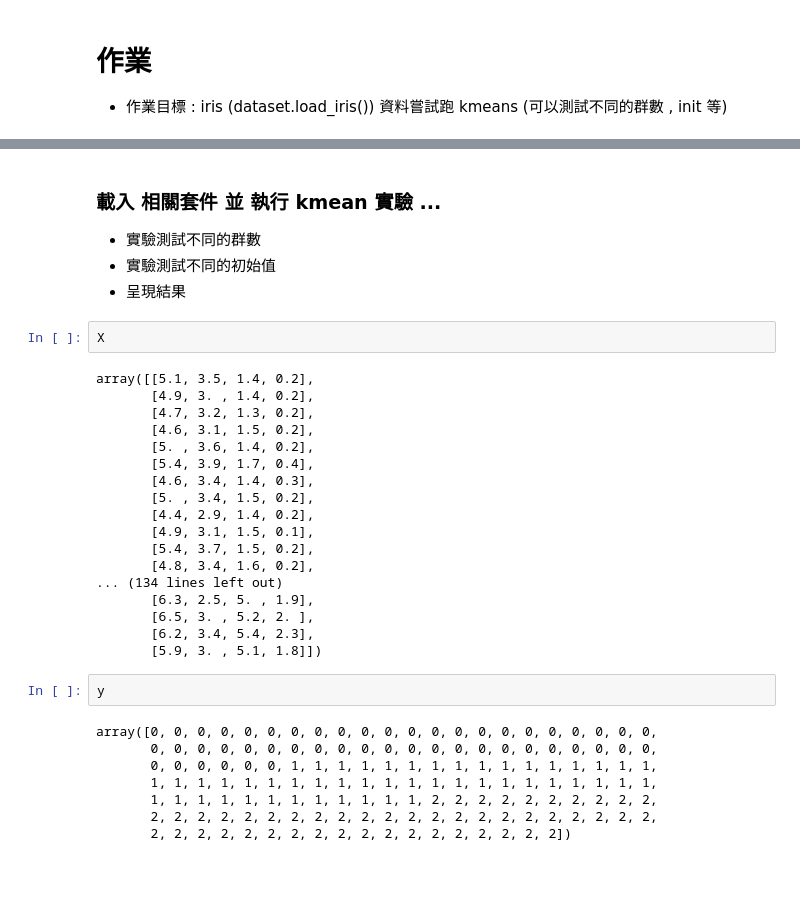
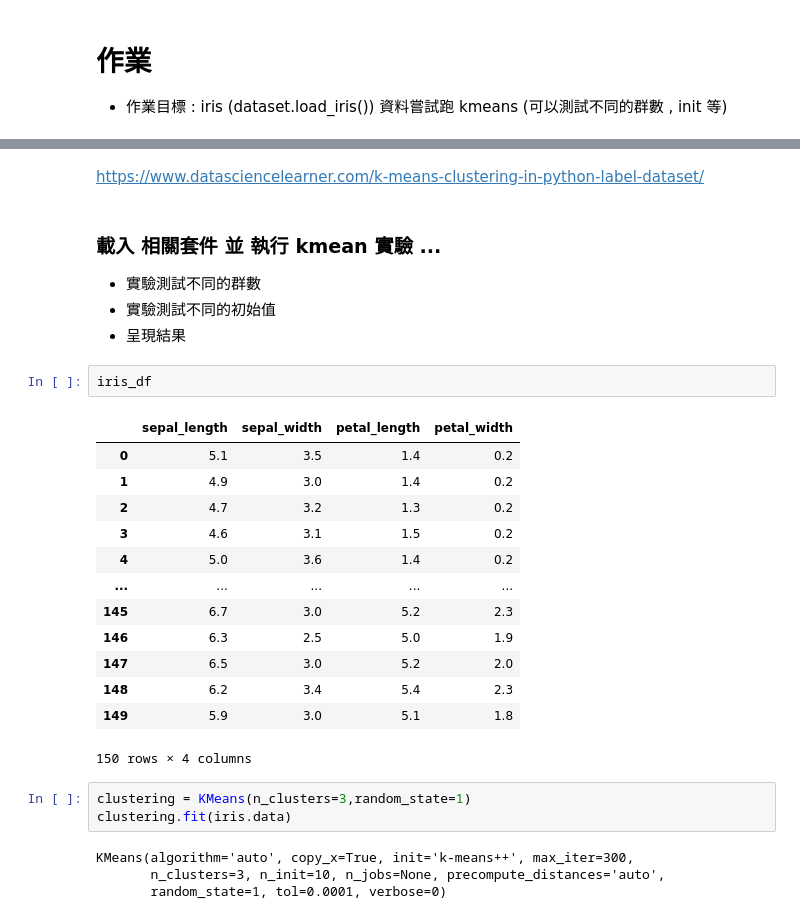
Before and after one commit to ponggung/2nd-ML100Days, a Jupyter notebook: Day_055_HW.ipynb, the cells around one changed output, grey strips where cells are left out. Saved outputs shown, nothing was run; the diff lists cells and outputs as text; blank space fills up the shorter version.

```diff
--- a/Day_055_HW.ipynb
+++ b/Day_055_HW.ipynb
@@ -11,36 +38,31 @@ y = iris.target
+# %% [markdown]
+https://www.datasciencelearner.com/k-means-clustering-in-python-label-dataset/
 # %% [markdown]
 ### 載入 相關套件 並 執行 kmean 實驗 ...
 
 - 實驗測試不同的群數
 - 實驗測試不同的初始值
 - 呈現結果
-# %%
-X
-# %% [output]
-array([[5.1, 3.5, 1.4, 0.2],
-       [4.9, 3. , 1.4, 0.2],
-       [4.7, 3.2, 1.3, 0.2],
-       [4.6, 3.1, 1.5, 0.2],
-       [5. , 3.6, 1.4, 0.2],
-       [5.4, 3.9, 1.7, 0.4],
-       [4.6, 3.4, 1.4, 0.3],
-       [5. , 3.4, 1.5, 0.2],
-       [4.4, 2.9, 1.4, 0.2],
-       [4.9, 3.1, 1.5, 0.1],
-       [5.4, 3.7, 1.5, 0.2],
-       [4.8, 3.4, 1.6, 0.2],
-... (134 lines left out)
-       [6.3, 2.5, 5. , 1.9],
-       [6.5, 3. , 5.2, 2. ],
-       [6.2, 3.4, 5.4, 2.3],
-       [5.9, 3. , 5.1, 1.8]])
-# %%
-y
-# %% [output]
-array([0, 0, 0, 0, 0, 0, 0, 0, 0, 0, 0, 0, 0, 0, 0, 0, 0, 0, 0, 0, 0, 0,
-       0, 0, 0, 0, 0, 0, 0, 0, 0, 0, 0, 0, 0, 0, 0, 0, 0, 0, 0, 0, 0, 0,
-       0, 0, 0, 0, 0, 0, 1, 1, 1, 1, 1, 1, 1, 1, 1, 1, 1, 1, 1, 1, 1, 1,
-       1, 1, 1, 1, 1, 1, 1, 1, 1, 1, 1, 1, 1, 1, 1, 1, 1, 1, 1, 1, 1, 1,
-       1, 1, 1, 1, 1, 1, 1, 1, 1, 1, 1, 1, 2, 2, 2, 2, 2, 2, 2, 2, 2, 2,
-       2, 2, 2, 2, 2, 2, 2, 2, 2, 2, 2, 2, 2, 2, 2, 2, 2, 2, 2, 2, 2, 2,
-       2, 2, 2, 2, 2, 2, 2, 2, 2, 2, 2, 2, 2, 2, 2, 2, 2, 2])
+# %%
+iris_df
+# %% [output]
+|  | sepal_length | sepal_width | petal_length | petal_width |
+| 0 | 5.1 | 3.5 | 1.4 | 0.2 |
+| 1 | 4.9 | 3.0 | 1.4 | 0.2 |
+| 2 | 4.7 | 3.2 | 1.3 | 0.2 |
+| 3 | 4.6 | 3.1 | 1.5 | 0.2 |
+| 4 | 5.0 | 3.6 | 1.4 | 0.2 |
+| ... | ... | ... | ... | ... |
+| 145 | 6.7 | 3.0 | 5.2 | 2.3 |
+| 146 | 6.3 | 2.5 | 5.0 | 1.9 |
+| 147 | 6.5 | 3.0 | 5.2 | 2.0 |
+| 148 | 6.2 | 3.4 | 5.4 | 2.3 |
+| 149 | 5.9 | 3.0 | 5.1 | 1.8 |
+150 rows × 4 columns
+# %%
+clustering = KMeans(n_clusters=3,random_state=1)
+clustering.fit(iris.data)
+# %% [output]
+KMeans(algorithm='auto', copy_x=True, init='k-means++', max_iter=300,
+       n_clusters=3, n_init=10, n_jobs=None, precompute_distances='auto',
+       random_state=1, tol=0.0001, verbose=0)
```
Also changed, not shown: parts of 9 cells of this notebook, 1 other file.
